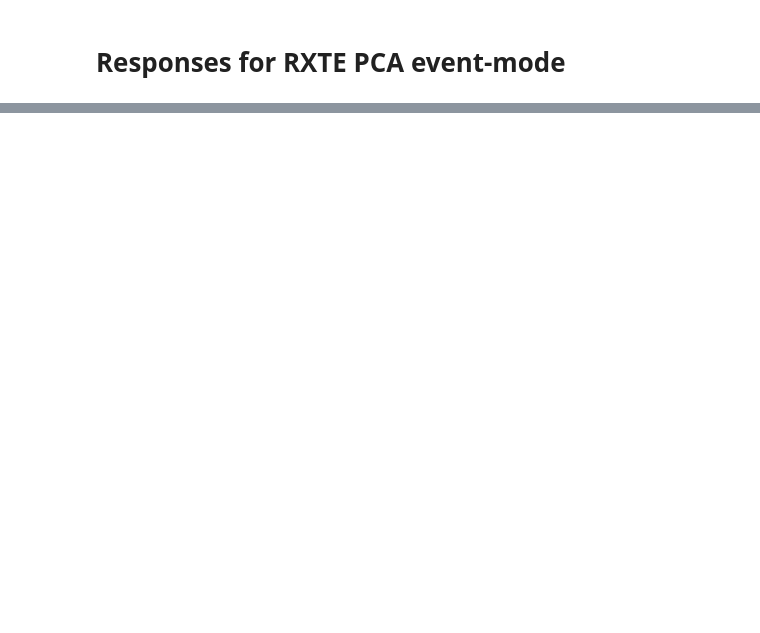
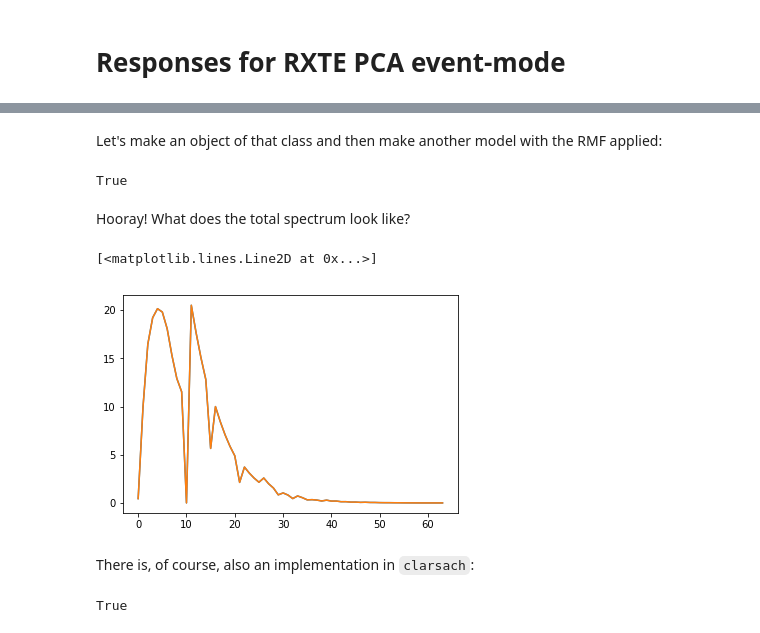
Before and after one commit to dhuppenkothen/clarsach, a Jupyter notebook: notebooks/TestRXTEPCA.ipynb, the cells around one changed output, grey strips where cells are left out. Cells and saved outputs as stored; diff of their text form; code cells hidden in the pictures; blank space fills up the shorter version.

```diff
--- a/notebooks/TestRXTEPCA.ipynb
+++ b/notebooks/TestRXTEPCA.ipynb
@@ -447,0 +313,4 @@ print(np.max(m_rmf_c*1e6))
+# %%
+# vectorized version
+m_rmf_v = rmf_fold_vector(m, rmf)
+%timeit m_rmf_v = rmf_fold_vector(m, rmf)
@@ -447,0 +558,20 @@ print(np.max(m_rmf_c*1e6))
+# %% [markdown]
+Let's make an object of that class and then make another model with the RMF applied:
+# %%
+rmf_new = RMF(datadir+"PCU2.rsp")
+m_rmf = rmf_new.apply_rmf(m)
+# %%
+np.allclose(m_rmf, m_rmf2)
+# %% [output]
+True
+# %% [markdown]
+Hooray! What does the total spectrum look like?
+# %%
+plt.figure()
+plt.plot(m_rmf)
+plt.plot(m_rmf_v[:64])
+# %% [output]
+[<matplotlib.lines.Line2D at 0x...>]
+[figure, added]
+# %% [markdown]
+There is, of course, also an implementation in `clarsach`:
@@ -447,0 +584,4 @@ print(np.max(m_rmf_c*1e6))
+# %%
+np.allclose(m_rmf_c, m_rmf_v[:64])
+# %% [output]
+True
```
Also changed, not shown: parts of 82 cells of this notebook.
